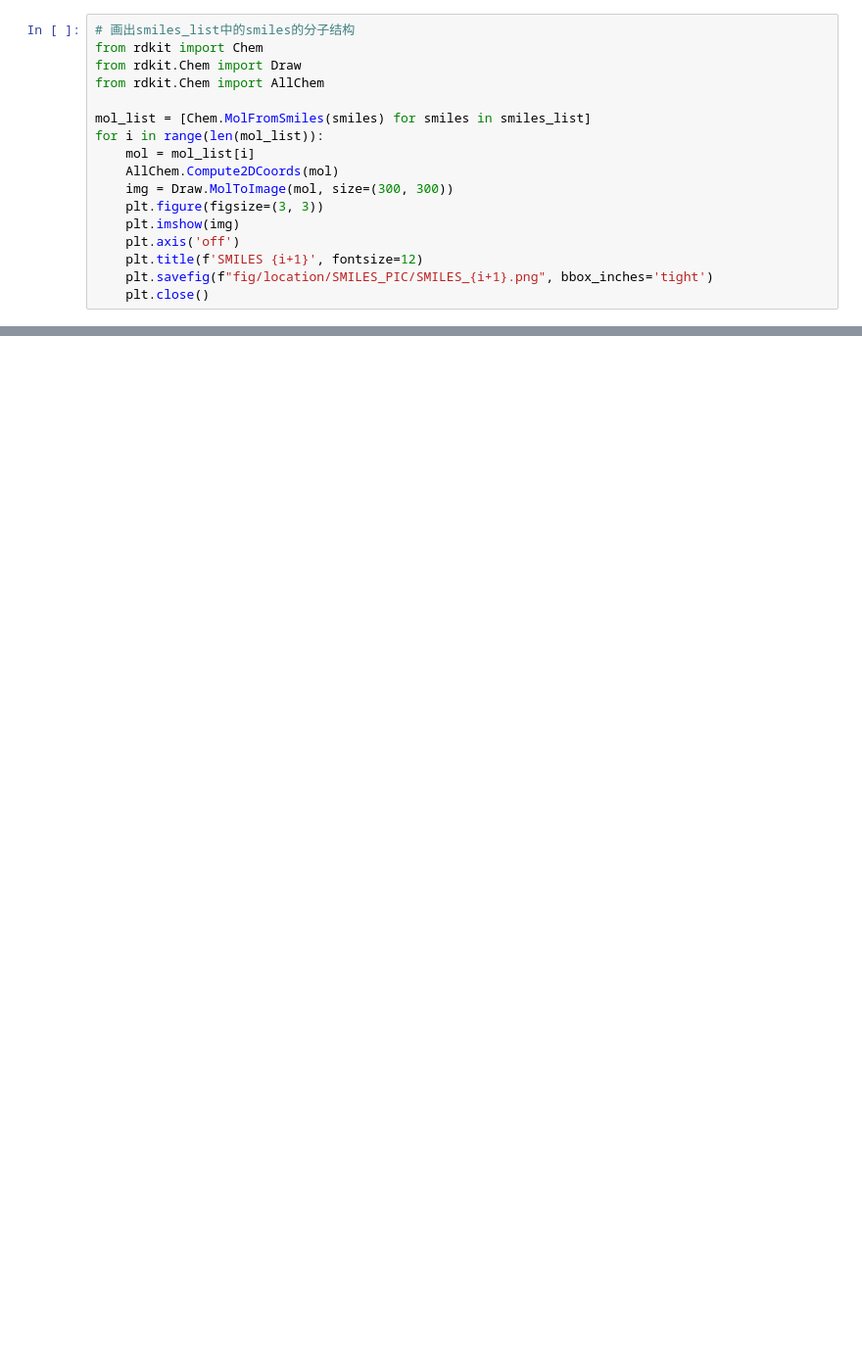
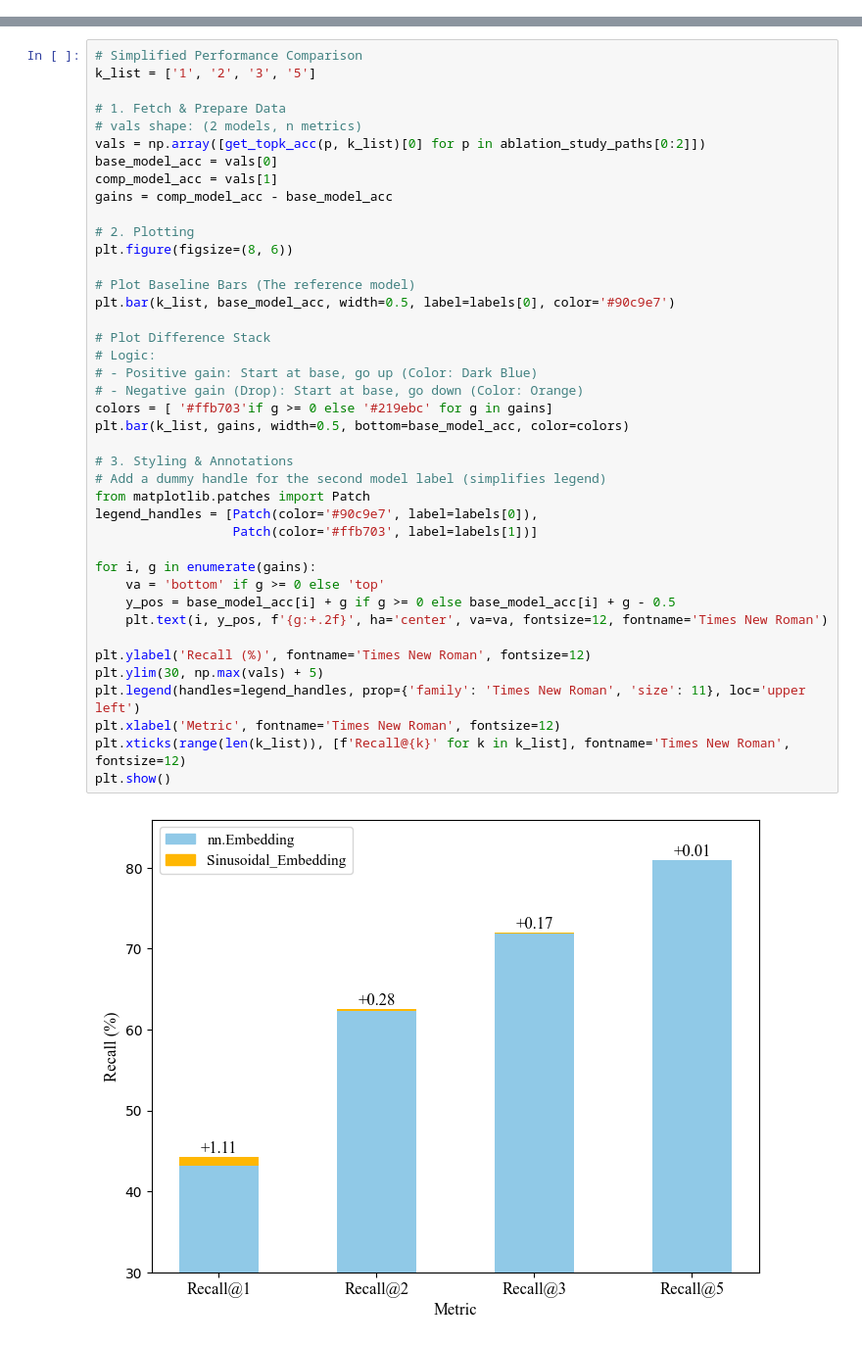
Before and after one commit to crxcsu/CSU-EI, a Jupyter notebook: analyzer/Interacting_with_CSUEI.ipynb, the cells around one changed output, grey strips where cells are left out. Shown at 98% size. Drawn from its saved outputs; the diff is of its cells as text; blank space fills up the shorter version.

Commit message:
Implement feature X to enhance user experience and optimize performance

```diff
--- a/analyzer/Interacting_with_CSUEI.ipynb
+++ b/analyzer/Interacting_with_CSUEI.ipynb
@@ -669,17 +0,0 @@ plt.show()
-# %%
-# 画出smiles_list中的smiles的分子结构
-from rdkit import Chem
-from rdkit.Chem import Draw
-from rdkit.Chem import AllChem
-
-mol_list = [Chem.MolFromSmiles(smiles) for smiles in smiles_list]
-for i in range(len(mol_list)):
-    mol = mol_list[i]
-    AllChem.Compute2DCoords(mol)
-    img = Draw.MolToImage(mol, size=(300, 300))
-    plt.figure(figsize=(3, 3))
-    plt.imshow(img)
-    plt.axis('off')
-    plt.title(f'SMILES {i+1}', fontsize=12)
-    plt.savefig(f"fig/location/SMILES_PIC/SMILES_{i+1}.png", bbox_inches='tight')
-    plt.close()
@@ -687,0 +78,43 @@ for i in range(len(mol_list)):
+# %%
+# Simplified Performance Comparison
+k_list = ['1', '2', '3', '5']
+
+# 1. Fetch & Prepare Data
+# vals shape: (2 models, n metrics)
+vals = np.array([get_topk_acc(p, k_list)[0] for p in ablation_study_paths[0:2]])
+base_model_acc = vals[0]
+comp_model_acc = vals[1]
+gains = comp_model_acc - base_model_acc
+
+# 2. Plotting
+plt.figure(figsize=(8, 6))
+
+# Plot Baseline Bars (The reference model)
+plt.bar(k_list, base_model_acc, width=0.5, label=labels[0], color='#90c9e7')
+
+# Plot Difference Stack
+# Logic:
+# - Positive gain: Start at base, go up (Color: Dark Blue)
+# - Negative gain (Drop): Start at base, go down (Color: Orange)
+colors = [ '#ffb703'if g >= 0 else '#219ebc' for g in gains]
+plt.bar(k_list, gains, width=0.5, bottom=base_model_acc, color=colors)
+
+# 3. Styling & Annotations
+# Add a dummy handle for the second model label (simplifies legend)
+from matplotlib.patches import Patch
+legend_handles = [Patch(color='#90c9e7', label=labels[0]),
+                  Patch(color='#ffb703', label=labels[1])]
+
+for i, g in enumerate(gains):
+    va = 'bottom' if g >= 0 else 'top'
+    y_pos = base_model_acc[i] + g if g >= 0 else base_model_acc[i] + g - 0.5
+    plt.text(i, y_pos, f'{g:+.2f}', ha='center', va=va, fontsize=12, fontname='Times New Roman')
+
+plt.ylabel('Recall (%)', fontname='Times New Roman', fontsize=12)
+plt.ylim(30, np.max(vals) + 5)
+plt.legend(handles=legend_handles, prop={'family': 'Times New Roman', 'size': 11}, loc='upper left')
+plt.xlabel('Metric', fontname='Times New Roman', fontsize=12)
+plt.xticks(range(len(k_list)), [f'Recall@{k}' for k in k_list], fontname='Times New Roman', fontsize=12)
+plt.show()
+# %% [output]
+[figure, added]
```
Also changed, not shown: parts of 81 cells of this notebook.
